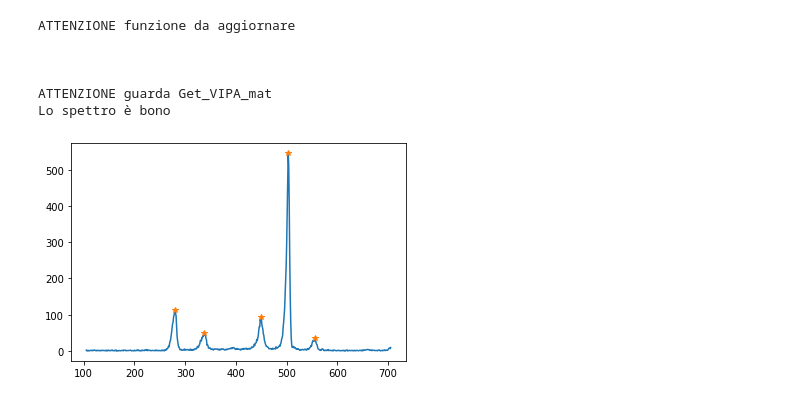
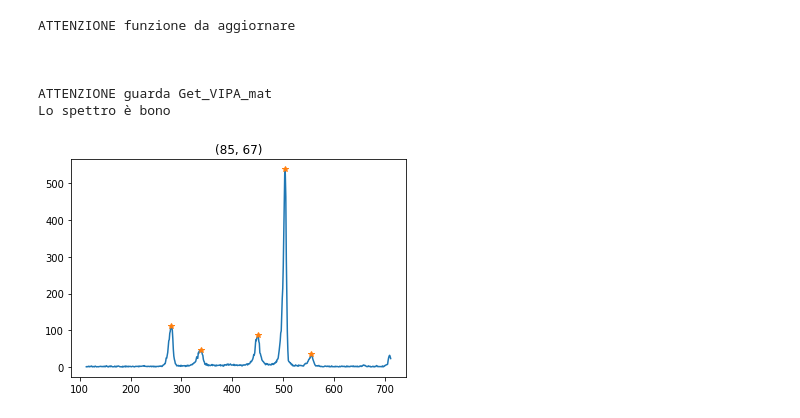
Before and after one commit to flautodipan/Python_Libraries, a Jupyter notebook: Experimentum_single.ipynb, the cells around one changed output. Cells and saved outputs as stored; diff of their text form; code cells hidden in the pictures.

```diff
--- a/Experimentum_single.ipynb
+++ b/Experimentum_single.ipynb
@@ -29,35 +29,34 @@ cols_real   = ('Co', 'Omega', 'Gamma', 'Delta', 'tau', 'delta_width', 'delta_amp
 cols_gauss  = ( 'A', 'mu', 'sigma')
 # %%
 #0) importo dati e inizializzo oggetti
-i   =   29
-j   =   74
-
+i   =   85
+j   =   67
 y    =   Import_from_Matlab(spectra_filename, spectra_path, var_name = 'y')[i][j]
 Data    =   Exp.Spectrum(name = str((i,j)))
 Data.Get_Spectrum(y = np.resize(y, np.max(y.shape)), offset = 183., cut = True, cut_range = (100, 680))
 Data.Get_Spectrum_Peaks(**syg_kwargs)
 Data.Get_VIPA_tif(VIPA_filename, VIPA_path)
 
 plt.figure()
 plt.plot(Data.x, Data.y)
 plt.plot(Data.x[Data.peaks[0]], Data.y[Data.peaks[0]], '*')
-
+plt.title(str((i,j)))
 
 check = Data.Check_Spectrum(saturation_width = 13.5)
 
 if      check == 1  : nature    = 'saturo'
 elif    check == 2  : nature    = 'brillouin_higher'
 elif    check == 3  : nature    = 'invisible'
 else:                 nature    = 'bono'
 print('Lo spettro è '+nature)
 # %% [output]
 ATTENZIONE funzione da aggiornare
 
 
 
 ATTENZIONE guarda Get_VIPA_mat
 Lo spettro è bono
-[figure, old version]
+[figure, new version]
 # %%
 #1) Operazioni di modifica Spettro
 
```
Also changed, not shown: parts of 8 cells of this notebook, 20 other files.
